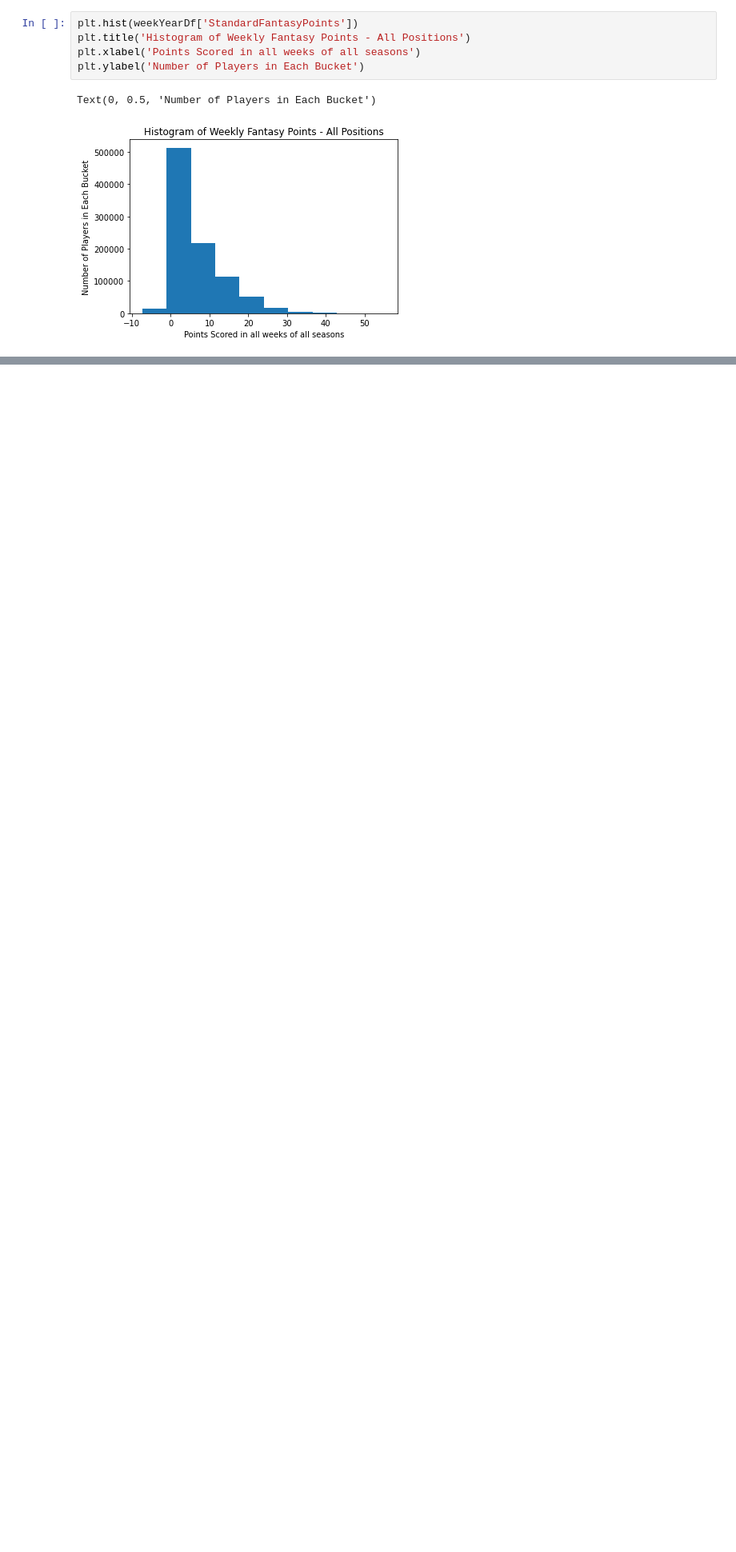
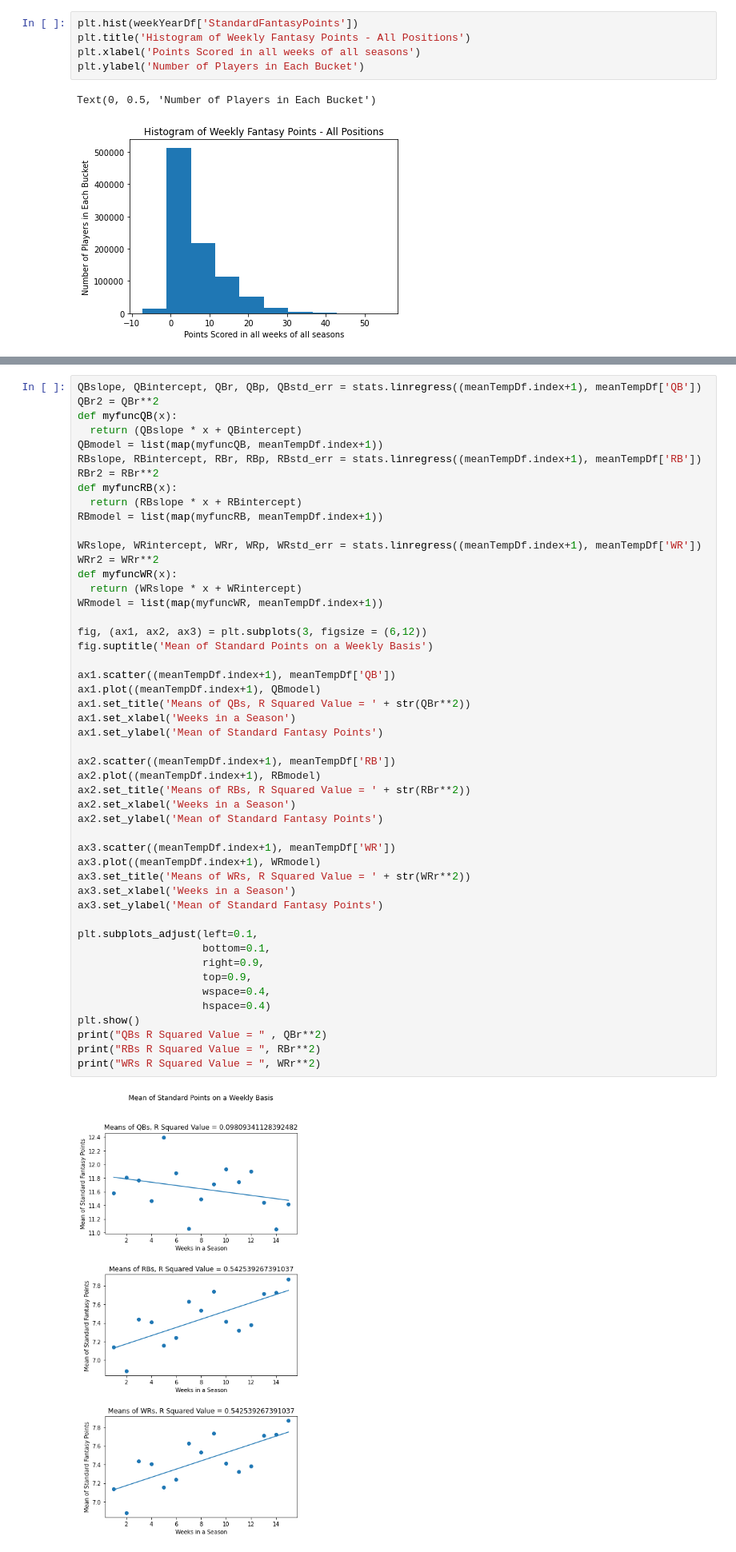
Before and after one commit to maha4208/fantasy-football-statistical-analysis, a Jupyter notebook: WeeklyStats.ipynb, the cells around one changed output, grey strips where cells are left out. Shown: that part at 80% size. Saved outputs shown, nothing was run; the diff lists cells and outputs as text; blank space fills up the shorter version.

Commit message:
Added linear regression to weekly  mean data

```diff
--- a/WeeklyStats.ipynb
+++ b/WeeklyStats.ipynb
@@ -116,0 +107,51 @@ plt.scatter(weekCount, meanTempDf['QB'])
+# %%
+QBslope, QBintercept, QBr, QBp, QBstd_err = stats.linregress((meanTempDf.index+1), meanTempDf['QB'])
+QBr2 = QBr**2
+def myfuncQB(x):
+  return (QBslope * x + QBintercept)
+QBmodel = list(map(myfuncQB, meanTempDf.index+1))
+RBslope, RBintercept, RBr, RBp, RBstd_err = stats.linregress((meanTempDf.index+1), meanTempDf['RB'])
+RBr2 = RBr**2
+def myfuncRB(x):
+  return (RBslope * x + RBintercept)
+RBmodel = list(map(myfuncRB, meanTempDf.index+1))
+
+WRslope, WRintercept, WRr, WRp, WRstd_err = stats.linregress((meanTempDf.index+1), meanTempDf['WR'])
+WRr2 = WRr**2
+def myfuncWR(x):
+  return (WRslope * x + WRintercept)
+WRmodel = list(map(myfuncWR, meanTempDf.index+1))
+
+fig, (ax1, ax2, ax3) = plt.subplots(3, figsize = (6,12))
+fig.suptitle('Mean of Standard Points on a Weekly Basis')
+
+ax1.scatter((meanTempDf.index+1), meanTempDf['QB'])
+ax1.plot((meanTempDf.index+1), QBmodel)
+ax1.set_title('Means of QBs, R Squared Value = ' + str(QBr**2))
+ax1.set_xlabel('Weeks in a Season')
+ax1.set_ylabel('Mean of Standard Fantasy Points')
+
+ax2.scatter((meanTempDf.index+1), meanTempDf['RB'])
+ax2.plot((meanTempDf.index+1), RBmodel)
+ax2.set_title('Means of RBs, R Squared Value = ' + str(RBr**2))
+ax2.set_xlabel('Weeks in a Season')
+ax2.set_ylabel('Mean of Standard Fantasy Points')
+
+ax3.scatter((meanTempDf.index+1), meanTempDf['WR'])
+ax3.plot((meanTempDf.index+1), WRmodel)
+ax3.set_title('Means of WRs, R Squared Value = ' + str(WRr**2))
+ax3.set_xlabel('Weeks in a Season')
+ax3.set_ylabel('Mean of Standard Fantasy Points')
+
+plt.subplots_adjust(left=0.1,
+                    bottom=0.1,
+                    right=0.9,
+                    top=0.9,
+                    wspace=0.4,
+                    hspace=0.4)
+plt.show()
+print("QBs R Squared Value = " , QBr**2)
+print("RBs R Squared Value = ", RBr**2)
+print("WRs R Squared Value = ", WRr**2)
+# %% [output]
+[figure, added]
```
Also changed, not shown: parts of 4 cells of this notebook.
